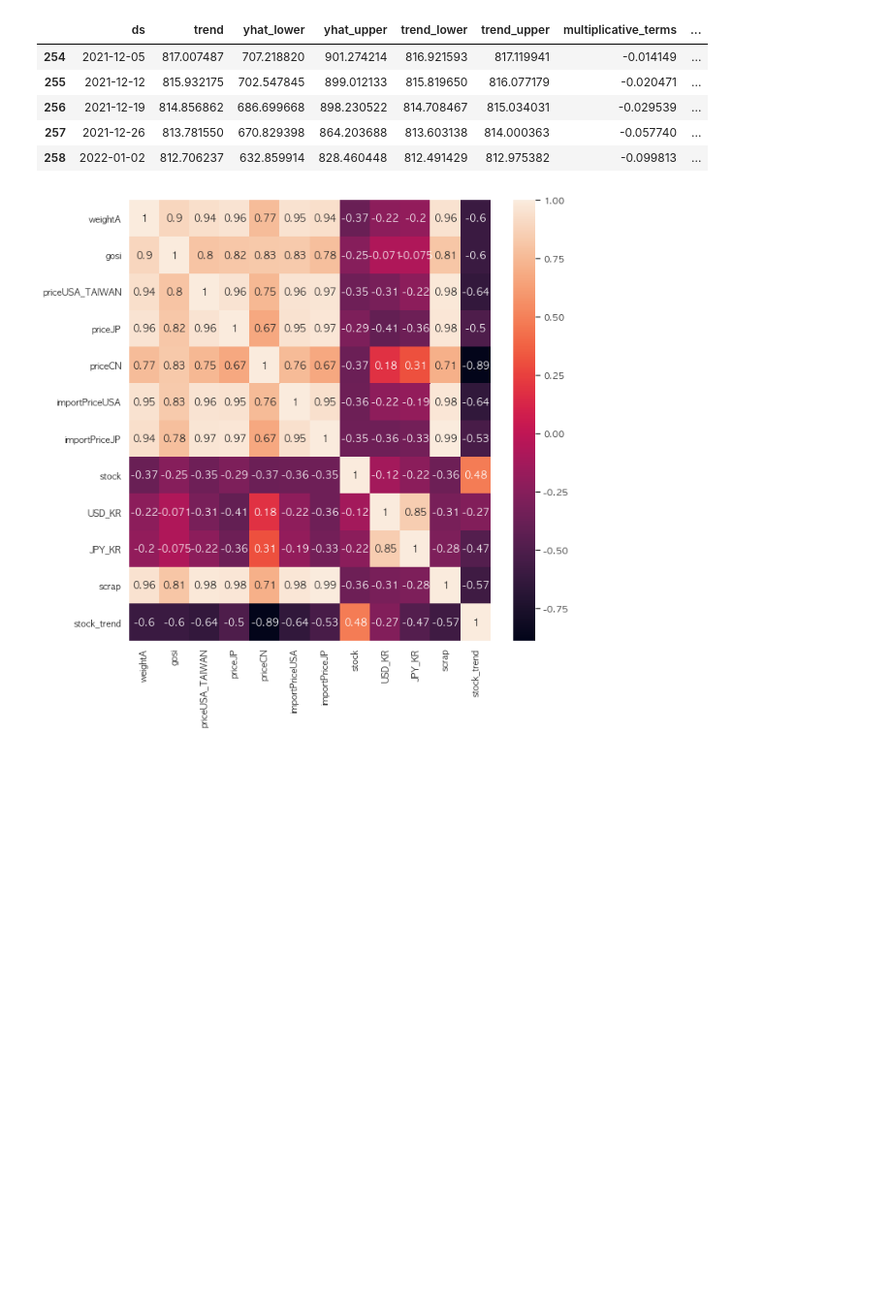
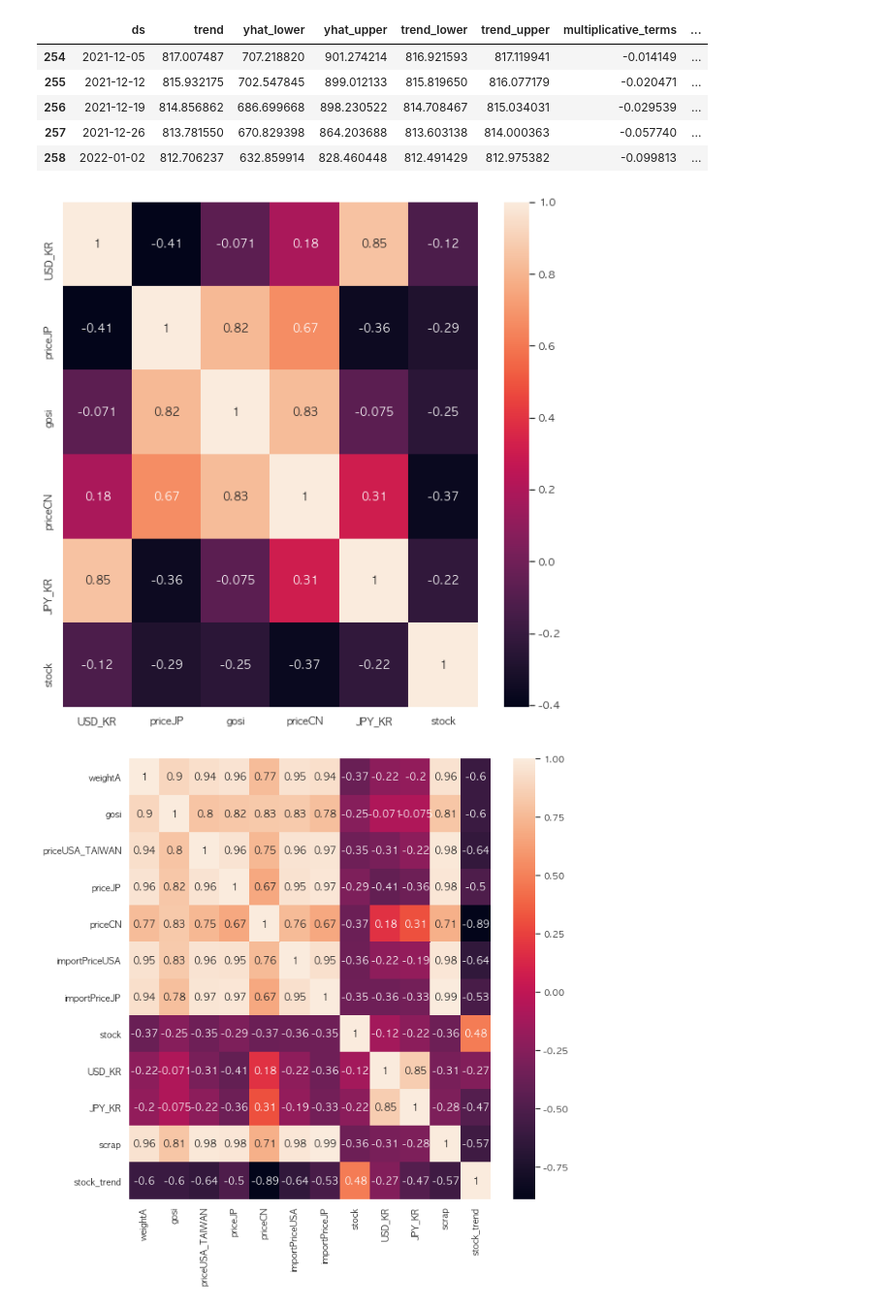
Before and after one commit to imsumin018/steelprice, a Jupyter notebook: ee01_rated_001.ipynb, the cells around one changed output. Shown at 97% size. Saved outputs shown, nothing was run; the diff lists cells and outputs as text; code cells hidden in the pictures; blank space fills up the shorter version.

```diff
--- a/ee01_rated_001.ipynb
+++ b/ee01_rated_001.ipynb
@@ -261,4 +261,21 @@ df = df.drop(columns=['quarter'])
 # %%
 df.to_csv("data/step1.csv", index=False)
 df1 = df.copy()
+# %%
+
+# 상관관계 분석
+import seaborn as sns
+# 상관관계 행렬
+xdf = df[["USD_KR" , "priceJP", "gosi", "priceCN",  "JPY_KR" ,"stock" ]]
+df_corr = xdf.corr()
+#Drawing HEAT MAP
+fig = plt.figure (figsize=(10,10))
+sns.set(font_scale=1, font="AppleGothic")
+sns.heatmap(df_corr, annot=True, cbar=True);
+plt.show()
+
+
+fig.savefig('./result_img01/corr_heatmap_3.png', dpi = 100)
+# %% [output]
+[figure, added]
 # %%
```
Also changed, not shown: parts of 5 cells of this notebook, 2 other files.
